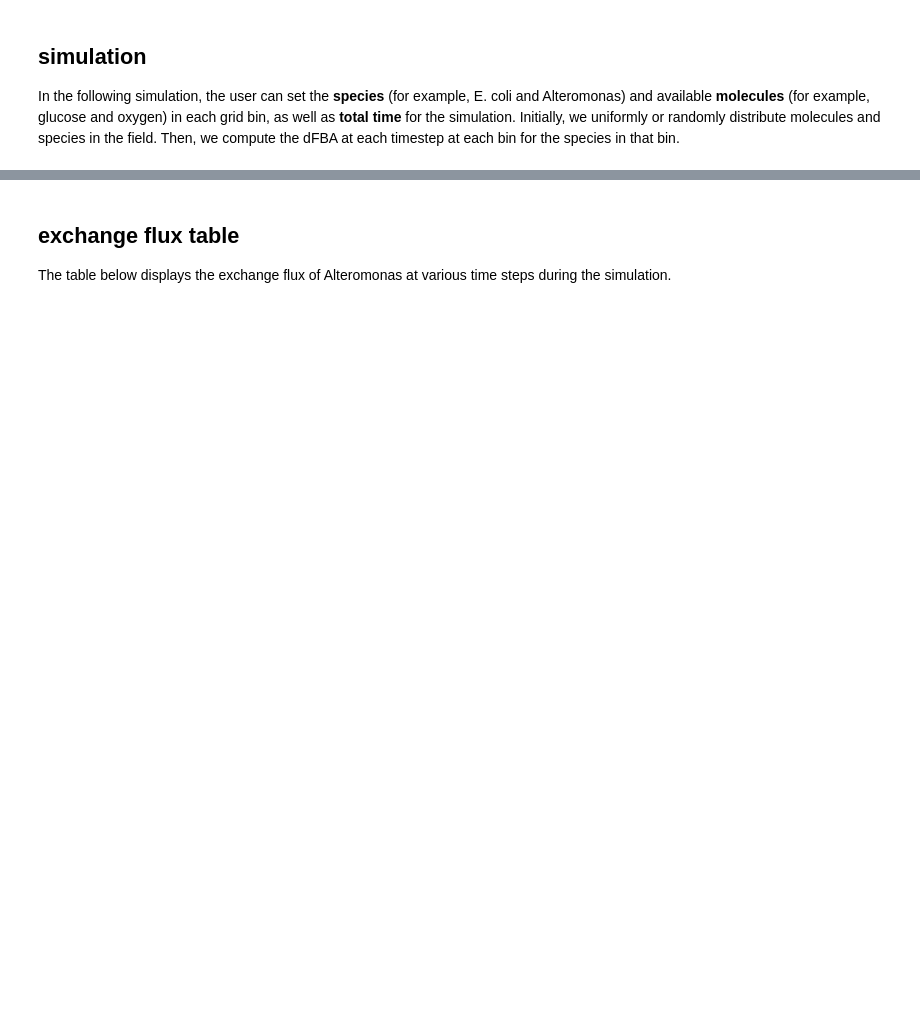
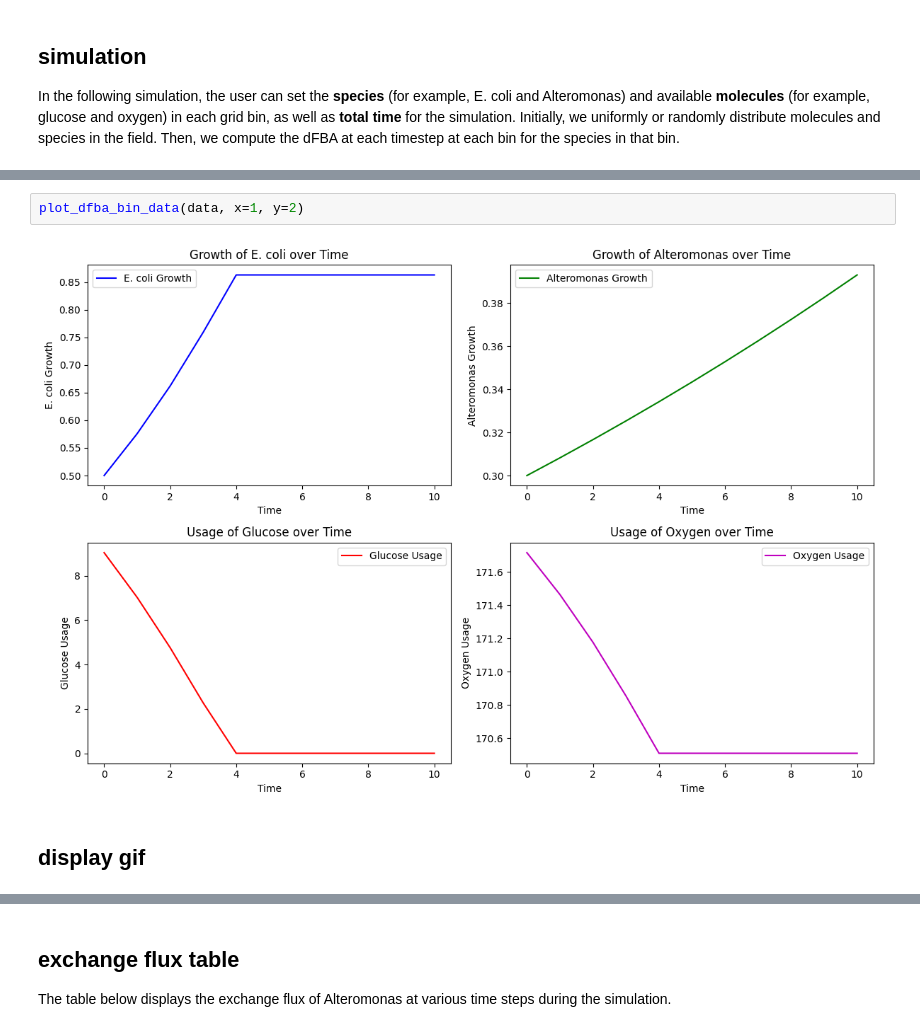
Before and after one commit to vivarium-collective/VivaComets, a Jupyter notebook: notebooks/Spatial_DFBA.ipynb, the cells around one changed output, grey strips where cells are left out. Cells and saved outputs as stored; diff of their text form; blank space fills up the shorter version.

Commit message:
work in progress on dfba

```diff
--- a/notebooks/Spatial_DFBA.ipynb
+++ b/notebooks/Spatial_DFBA.ipynb
@@ -199,0 +211,6 @@ plt.show()
+# %%
+plot_dfba_bin_data(data, x=1, y=2)
+# %% [output]
+[figure, added]
+# %% [markdown]
+## display gif
```
Also changed, not shown: parts of 16 cells of this notebook, 3 other files.
